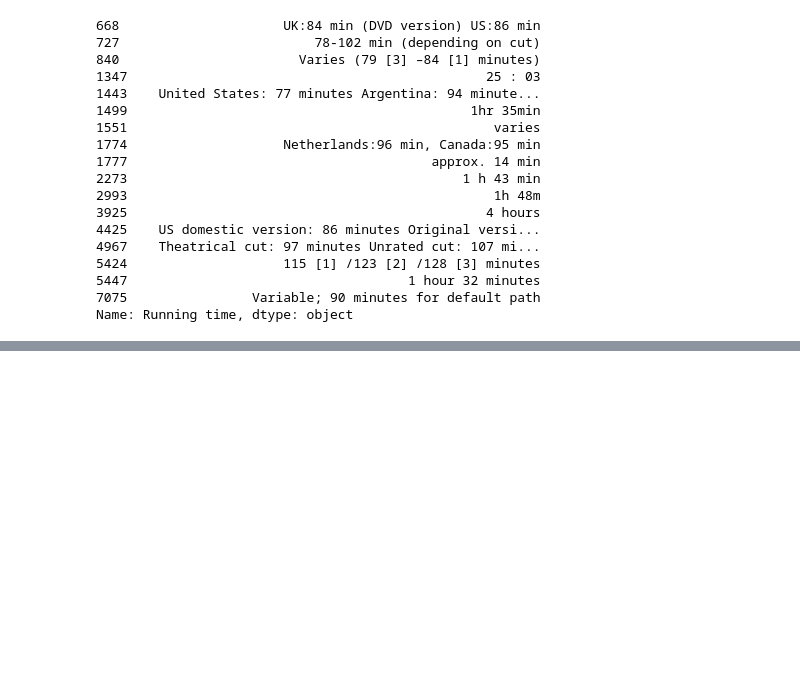
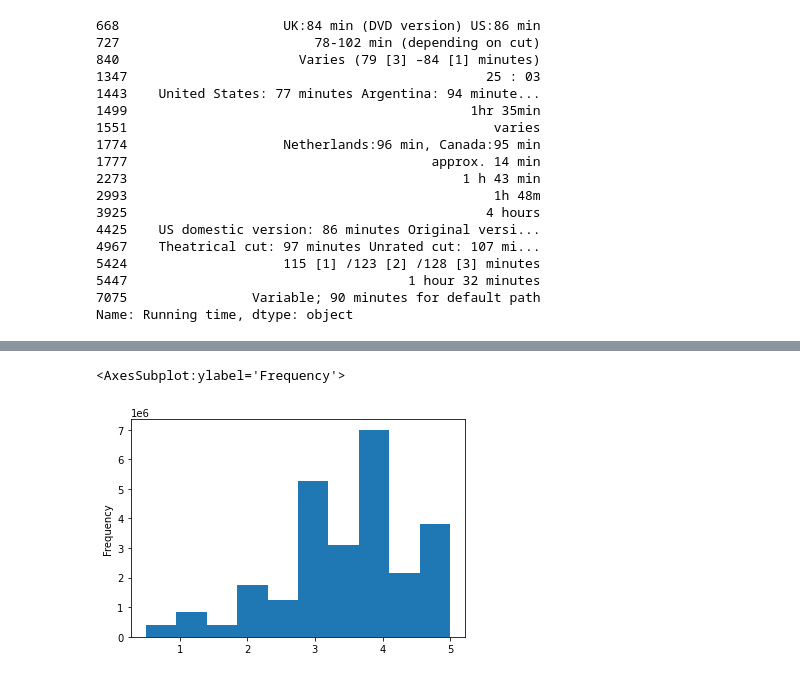
Before and after one commit to cgruns4/Movies-ETL, a Jupyter notebook: movie_data.ipynb, the cells around one changed output, grey strips where cells are left out. Drawn from its saved outputs; the diff is of its cells as text; code cells hidden in the pictures; blank space fills up the shorter version.

```diff
--- a/movie_data.ipynb
+++ b/movie_data.ipynb
@@ -525,0 +547,3 @@ wiki_movies_df.drop('Running time', axis=1, inplace=True)
+# %%
+kaggle_metadata = pd.read_csv('../movies_metadata.csv', low_memory=False)
+ratings = pd.read_csv('../ratings.csv')
@@ -525,0 +621,8 @@ wiki_movies_df.drop('Running time', axis=1, inplace=True)
+# %%
+pd.to_datetime(ratings['timestamp'], unit='s')
+ratings['timestamp'] = pd.to_datetime(ratings['timestamp'], unit='s')
+pd.options.display.float_format = '{:20,.2f}'.format
+ratings['rating'].plot(kind='hist')
+# %% [output]
+<AxesSubplot:ylabel='Frequency'>
+[figure, added]
```
Also changed, not shown: parts of 48 cells of this notebook.
